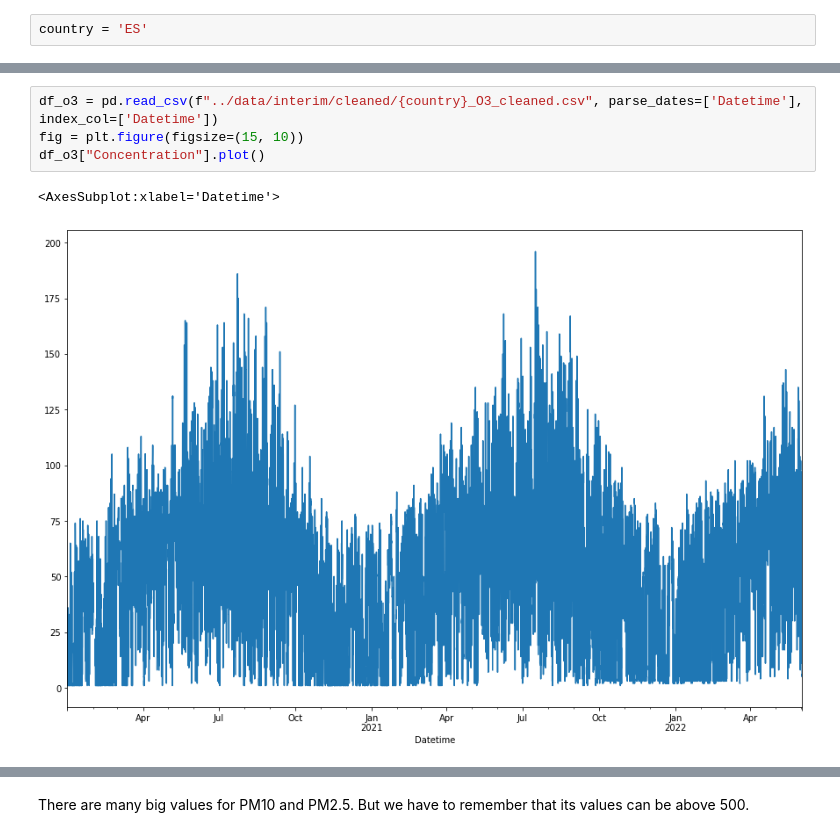
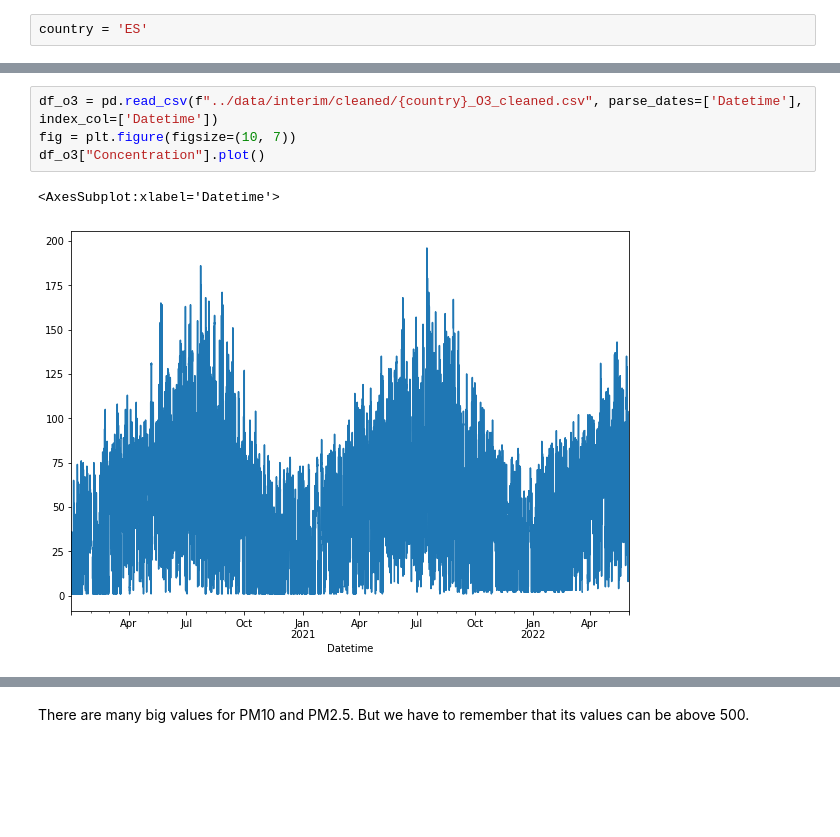
Before and after one commit to XenaN/mlops_project, a Jupyter notebook: notebooks/AQI_analysis.ipynb, the cells around one changed output, grey strips where cells are left out. Saved outputs shown, nothing was run; the diff lists cells and outputs as text; blank space fills up the shorter version.

```diff
--- a/notebooks/AQI_analysis.ipynb
+++ b/notebooks/AQI_analysis.ipynb
@@ -61,9 +79,9 @@ df_no2["Concentration"].plot()
 # %%
 df_o3 = pd.read_csv(f"../data/interim/cleaned/{country}_O3_cleaned.csv", parse_dates=['Datetime'], index_col=['Datetime'])
-fig = plt.figure(figsize=(15, 10))
+fig = plt.figure(figsize=(10, 7))
 df_o3["Concentration"].plot()
 # %% [output]
 <AxesSubplot:xlabel='Datetime'>
-[figure, old version]
+[figure, new version]
 # %%
 df_so2 = pd.read_csv(f"../data/interim/cleaned/{country}_SO2_cleaned.csv", parse_dates=['Datetime'], index_col=['Datetime'])
```
Also changed, not shown: parts of 99 cells of this notebook, 6 other files.
